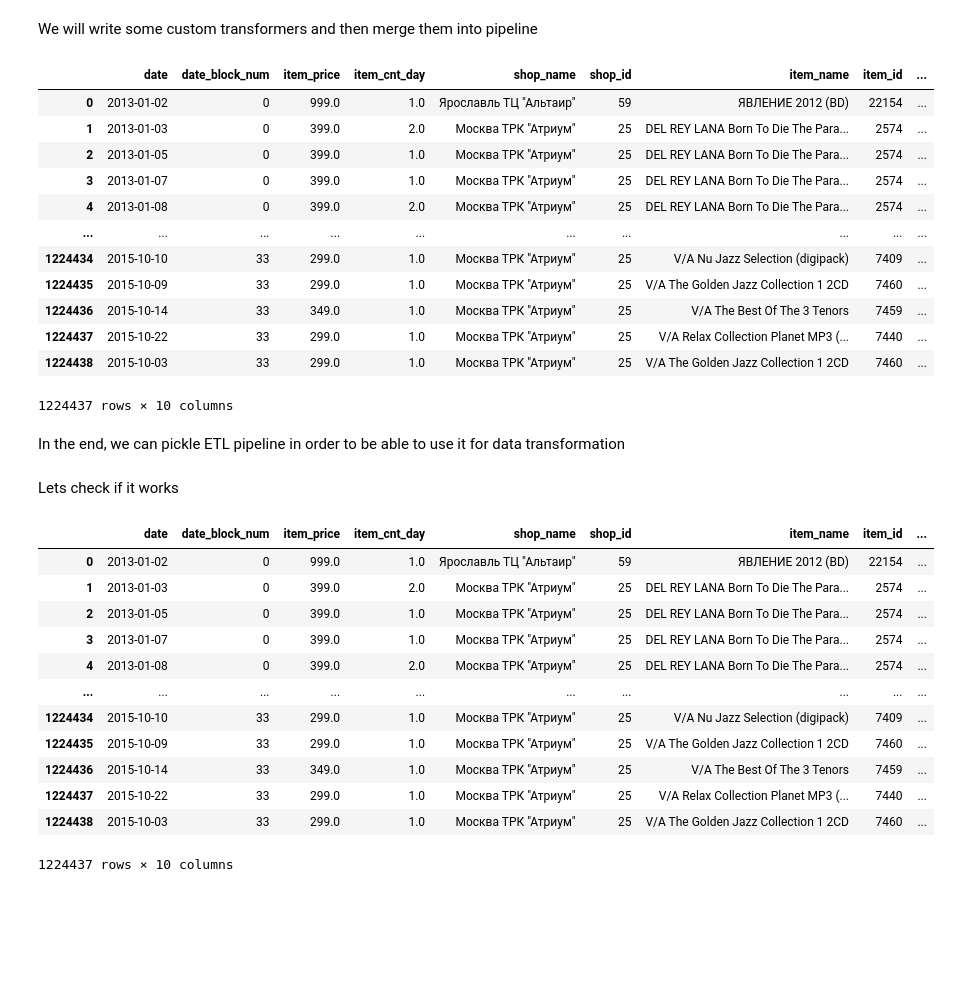
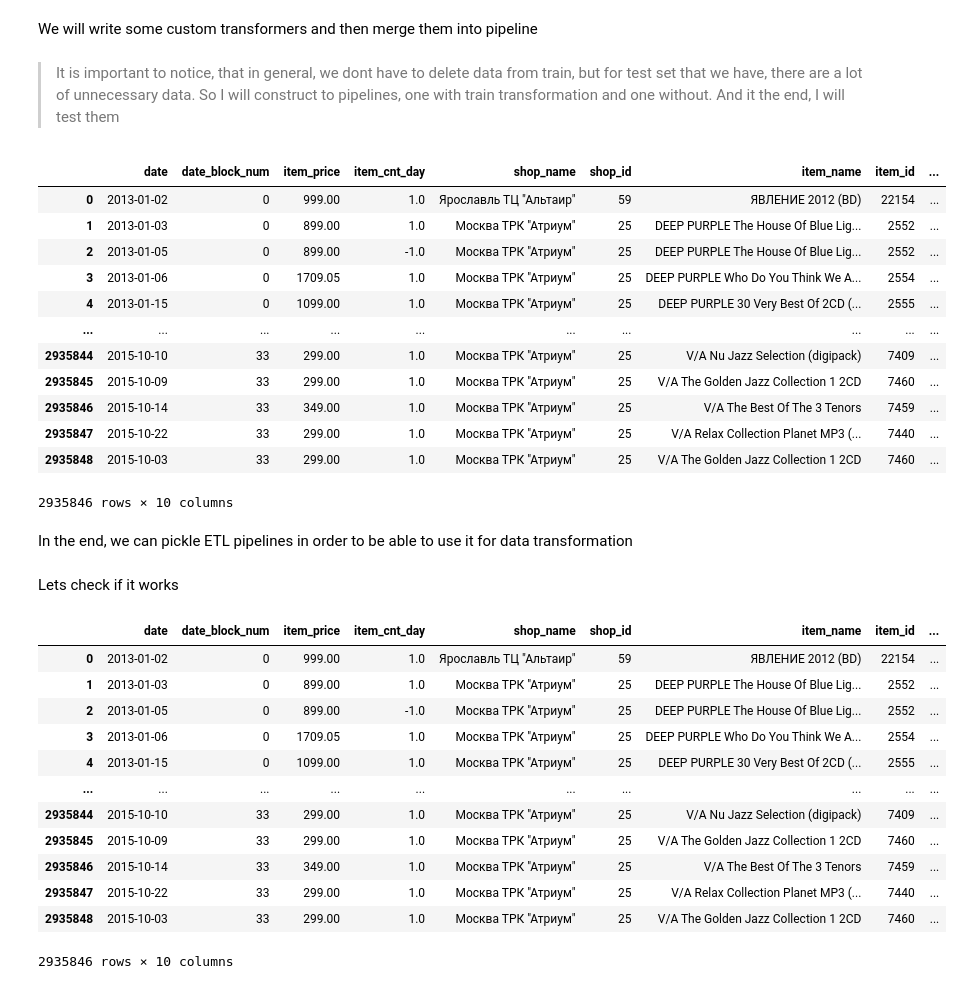
Before and after one commit to awkwarrd/ds-project-milad-almasri, a Jupyter notebook: notebooks/dqc.ipynb, the cells around one changed output. Cells and saved outputs as stored; diff of their text form; code cells hidden in the pictures; blank space fills up the shorter version.

```diff
--- a/notebooks/dqc.ipynb
+++ b/notebooks/dqc.ipynb
@@ -781,6 +781,8 @@ The things to implement:
 5. Assign correct datatypes
 # %% [markdown]
 We will write some custom transformers and then merge them into pipeline
+# %% [markdown]
+> It is important to notice, that in general, we dont have to delete data from train, but for test set that we have, there are a lot of unnecessary data. So I will construct to pipelines, one with train transformation and one without. And it the end, I will test them
 # %%
 class TrainTransformer(BaseEstimator, TransformerMixin):
 
@@ -868,49 +870,56 @@ shops = pd.read_csv("../data/shops.csv")
 items = pd.read_csv("../data/items.csv")
 item_categories = pd.read_csv("../data/item_categories.csv")
 
 sales_train = pd.read_csv("../data/sales_train.csv")
 test = pd.read_csv("../data/test.csv")
 
 merge_list = [(shops, "shop_id"), (items, "item_id"), (item_categories ,"item_category_id")]
 
 feature_map = {"date" : "%d.%m.%Y",
     		   "date_block_num" : "int",
                "shop_id" : "O",
                "item_id" : "O",
                "item_price" : "float",
                "item_cnt_day" : "float",
                "shop_name" : "O",
                "item_name" : "O",
                "item_category_name" : "O",
                "item_category_id" : "O"}
 
-etl_pipeline = Pipeline([
+etl_pipeline_v1 = Pipeline([
+	("merge_dataframe", MergeTransformer(merge_list)),
+	("negative_values", NegativeValueTransformer("item_price")),
+	("selected_outliers", OutliersTransformer()),
+	("dtypes", DtypesTransformer(feature_map))
+])
+
+etl_pipeline_v2 = Pipeline([
     ("train_cleaning", TrainTransformer(test)),
 	("merge_dataframe", MergeTransformer(merge_list)),
 	("negative_values", NegativeValueTransformer("item_price")),
 	("selected_outliers", OutliersTransformer()),
 	("dtypes", DtypesTransformer(feature_map))
 ])
 
 
-result = etl_pipeline.fit_transform(sales_train)
+result = etl_pipeline_v1.fit_transform(sales_train)
 result
 # %% [output]
 |  | date | date_block_num | item_price | item_cnt_day | shop_name | shop_id | item_name | item_id | ... |
-| 0 | 2013-01-02 | 0 | 999.0 | 1.0 | Ярославль ТЦ "Альтаир" | 59 | ЯВЛЕНИЕ 2012 (BD) | 22154 | ... |
-| 1 | 2013-01-03 | 0 | 399.0 | 2.0 | Москва ТРК "Атриум" | 25 | DEL REY LANA Born To Die The Para... | 2574 | ... |
-| 2 | 2013-01-05 | 0 | 399.0 | 1.0 | Москва ТРК "Атриум" | 25 | DEL REY LANA Born To Die The Para... | 2574 | ... |
-| 3 | 2013-01-07 | 0 | 399.0 | 1.0 | Москва ТРК "Атриум" | 25 | DEL REY LANA Born To Die The Para... | 2574 | ... |
-| 4 | 2013-01-08 | 0 | 399.0 | 2.0 | Москва ТРК "Атриум" | 25 | DEL REY LANA Born To Die The Para... | 2574 | ... |
+| 0 | 2013-01-02 | 0 | 999.00 | 1.0 | Ярославль ТЦ "Альтаир" | 59 | ЯВЛЕНИЕ 2012 (BD) | 22154 | ... |
+| 1 | 2013-01-03 | 0 | 899.00 | 1.0 | Москва ТРК "Атриум" | 25 | DEEP PURPLE The House Of Blue Lig... | 2552 | ... |
+| 2 | 2013-01-05 | 0 | 899.00 | -1.0 | Москва ТРК "Атриум" | 25 | DEEP PURPLE The House Of Blue Lig... | 2552 | ... |
+| 3 | 2013-01-06 | 0 | 1709.05 | 1.0 | Москва ТРК "Атриум" | 25 | DEEP PURPLE Who Do You Think We A... | 2554 | ... |
+| 4 | 2013-01-15 | 0 | 1099.00 | 1.0 | Москва ТРК "Атриум" | 25 | DEEP PURPLE 30 Very Best Of 2CD (... | 2555 | ... |
 | ... | ... | ... | ... | ... | ... | ... | ... | ... | ... |
-| 1224434 | 2015-10-10 | 33 | 299.0 | 1.0 | Москва ТРК "Атриум" | 25 | V/A Nu Jazz Selection (digipack) | 7409 | ... |
-| 1224435 | 2015-10-09 | 33 | 299.0 | 1.0 | Москва ТРК "Атриум" | 25 | V/A The Golden Jazz Collection 1 2CD | 7460 | ... |
-| 1224436 | 2015-10-14 | 33 | 349.0 | 1.0 | Москва ТРК "Атриум" | 25 | V/A The Best Of The 3 Tenors | 7459 | ... |
-| 1224437 | 2015-10-22 | 33 | 299.0 | 1.0 | Москва ТРК "Атриум" | 25 | V/A Relax Collection Planet MP3 (... | 7440 | ... |
-| 1224438 | 2015-10-03 | 33 | 299.0 | 1.0 | Москва ТРК "Атриум" | 25 | V/A The Golden Jazz Collection 1 2CD | 7460 | ... |
+| 2935844 | 2015-10-10 | 33 | 299.00 | 1.0 | Москва ТРК "Атриум" | 25 | V/A Nu Jazz Selection (digipack) | 7409 | ... |
+| 2935845 | 2015-10-09 | 33 | 299.00 | 1.0 | Москва ТРК "Атриум" | 25 | V/A The Golden Jazz Collection 1 2CD | 7460 | ... |
+| 2935846 | 2015-10-14 | 33 | 349.00 | 1.0 | Москва ТРК "Атриум" | 25 | V/A The Best Of The 3 Tenors | 7459 | ... |
+| 2935847 | 2015-10-22 | 33 | 299.00 | 1.0 | Москва ТРК "Атриум" | 25 | V/A Relax Collection Planet MP3 (... | 7440 | ... |
+| 2935848 | 2015-10-03 | 33 | 299.00 | 1.0 | Москва ТРК "Атриум" | 25 | V/A The Golden Jazz Collection 1 2CD | 7460 | ... |
-1224437 rows × 10 columns
+2935846 rows × 10 columns
 # %% [markdown]
-In the end, we can pickle ETL pipeline in order to be able to use it for data transformation
+In the end, we can pickle ETL pipelines in order to be able to use it for data transformation
 # %%
 from pickle import load, dump
 
@@ -919,20 +928,20 @@ dump(etl_pipeline, open("../pipelines/etl_pipeline.pkl", "wb"))
 # %% [markdown]
 Lets check if it works
 # %%
-etl_pipeline_loaded = load(open("../pipelines/etl_pipeline.pkl", "rb"))
+etl_pipeline_loaded = load(open("../pipelines/etl_pipeline_v1.pkl", "rb"))
 
 etl_pipeline_loaded.fit_transform(sales_train)
 # %% [output]
 |  | date | date_block_num | item_price | item_cnt_day | shop_name | shop_id | item_name | item_id | ... |
-| 0 | 2013-01-02 | 0 | 999.0 | 1.0 | Ярославль ТЦ "Альтаир" | 59 | ЯВЛЕНИЕ 2012 (BD) | 22154 | ... |
-| 1 | 2013-01-03 | 0 | 399.0 | 2.0 | Москва ТРК "Атриум" | 25 | DEL REY LANA Born To Die The Para... | 2574 | ... |
-| 2 | 2013-01-05 | 0 | 399.0 | 1.0 | Москва ТРК "Атриум" | 25 | DEL REY LANA Born To Die The Para... | 2574 | ... |
-| 3 | 2013-01-07 | 0 | 399.0 | 1.0 | Москва ТРК "Атриум" | 25 | DEL REY LANA Born To Die The Para... | 2574 | ... |
-| 4 | 2013-01-08 | 0 | 399.0 | 2.0 | Москва ТРК "Атриум" | 25 | DEL REY LANA Born To Die The Para... | 2574 | ... |
+| 0 | 2013-01-02 | 0 | 999.00 | 1.0 | Ярославль ТЦ "Альтаир" | 59 | ЯВЛЕНИЕ 2012 (BD) | 22154 | ... |
+| 1 | 2013-01-03 | 0 | 899.00 | 1.0 | Москва ТРК "Атриум" | 25 | DEEP PURPLE The House Of Blue Lig... | 2552 | ... |
+| 2 | 2013-01-05 | 0 | 899.00 | -1.0 | Москва ТРК "Атриум" | 25 | DEEP PURPLE The House Of Blue Lig... | 2552 | ... |
+| 3 | 2013-01-06 | 0 | 1709.05 | 1.0 | Москва ТРК "Атриум" | 25 | DEEP PURPLE Who Do You Think We A... | 2554 | ... |
+| 4 | 2013-01-15 | 0 | 1099.00 | 1.0 | Москва ТРК "Атриум" | 25 | DEEP PURPLE 30 Very Best Of 2CD (... | 2555 | ... |
 | ... | ... | ... | ... | ... | ... | ... | ... | ... | ... |
-| 1224434 | 2015-10-10 | 33 | 299.0 | 1.0 | Москва ТРК "Атриум" | 25 | V/A Nu Jazz Selection (digipack) | 7409 | ... |
-| 1224435 | 2015-10-09 | 33 | 299.0 | 1.0 | Москва ТРК "Атриум" | 25 | V/A The Golden Jazz Collection 1 2CD | 7460 | ... |
-| 1224436 | 2015-10-14 | 33 | 349.0 | 1.0 | Москва ТРК "Атриум" | 25 | V/A The Best Of The 3 Tenors | 7459 | ... |
-| 1224437 | 2015-10-22 | 33 | 299.0 | 1.0 | Москва ТРК "Атриум" | 25 | V/A Relax Collection Planet MP3 (... | 7440 | ... |
-| 1224438 | 2015-10-03 | 33 | 299.0 | 1.0 | Москва ТРК "Атриум" | 25 | V/A The Golden Jazz Collection 1 2CD | 7460 | ... |
+| 2935844 | 2015-10-10 | 33 | 299.00 | 1.0 | Москва ТРК "Атриум" | 25 | V/A Nu Jazz Selection (digipack) | 7409 | ... |
+| 2935845 | 2015-10-09 | 33 | 299.00 | 1.0 | Москва ТРК "Атриум" | 25 | V/A The Golden Jazz Collection 1 2CD | 7460 | ... |
+| 2935846 | 2015-10-14 | 33 | 349.00 | 1.0 | Москва ТРК "Атриум" | 25 | V/A The Best Of The 3 Tenors | 7459 | ... |
+| 2935847 | 2015-10-22 | 33 | 299.00 | 1.0 | Москва ТРК "Атриум" | 25 | V/A Relax Collection Planet MP3 (... | 7440 | ... |
+| 2935848 | 2015-10-03 | 33 | 299.00 | 1.0 | Москва ТРК "Атриум" | 25 | V/A The Golden Jazz Collection 1 2CD | 7460 | ... |
-1224437 rows × 10 columns
+2935846 rows × 10 columns
```
Also changed, not shown: parts of 1 cell of this notebook, 4 other files.
